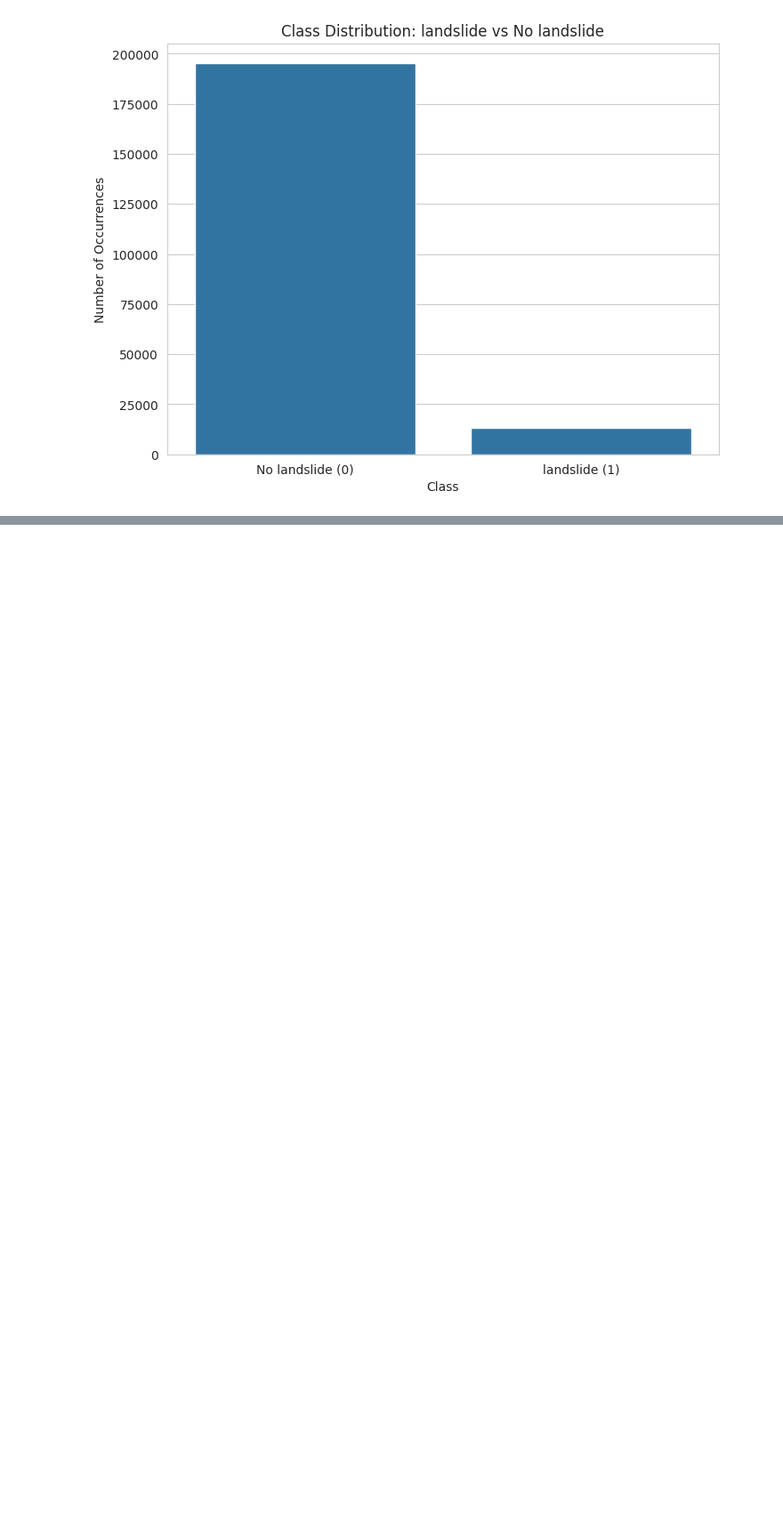
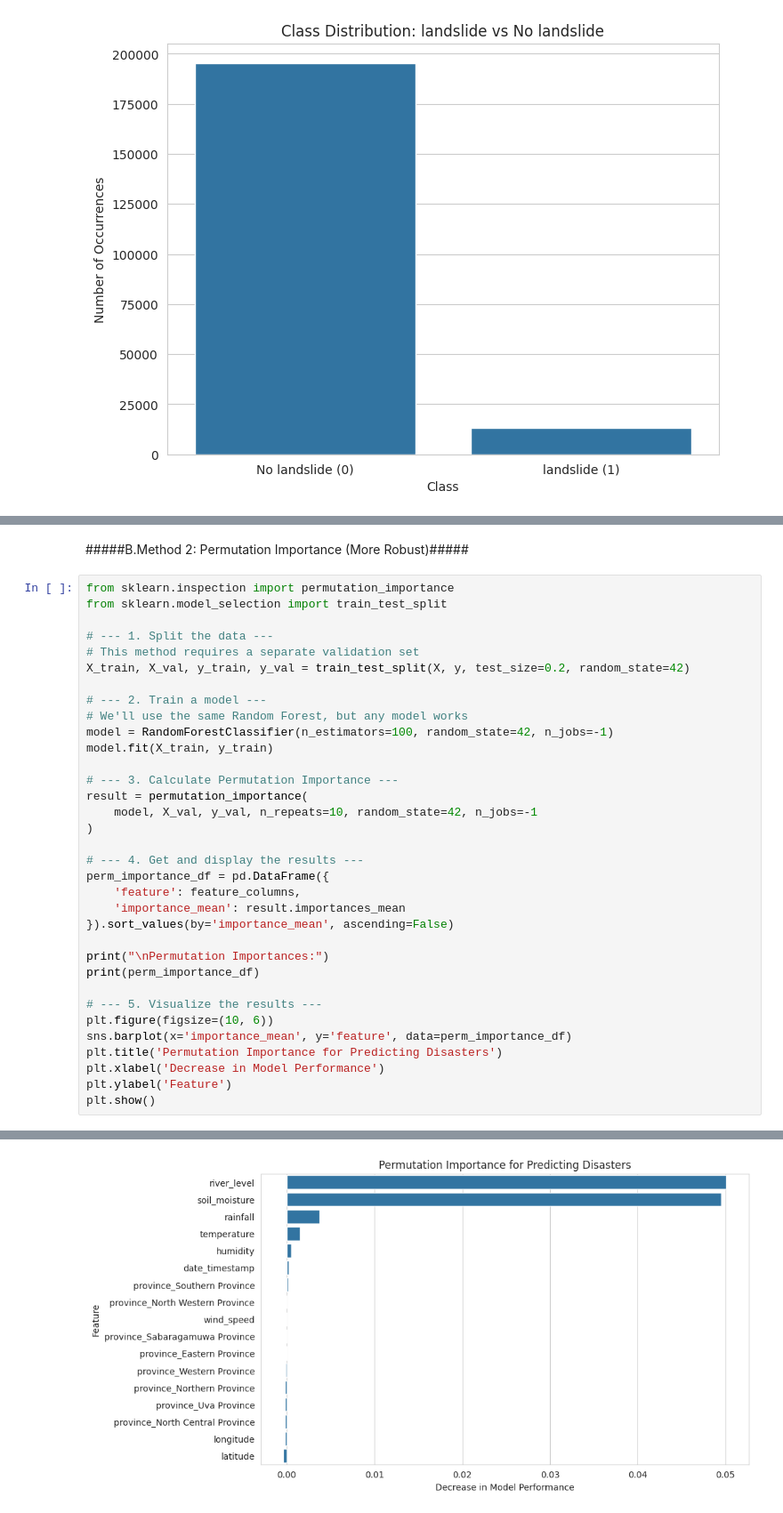
Before and after one commit to Dinesh-Je/Weather-Prediction-using-deeplearning, a Jupyter notebook: Predicting_Natural_Disasters_and_Extreme_Weather_Events_in_South_Asia_Using_a_Hybrid_Deep_Learning_Model.ipynb, the cells around one changed output, grey strips where cells are left out. Shown at 89% size. Saved outputs shown, nothing was run; the diff lists cells and outputs as text; blank space fills up the shorter version.

```diff
--- a/Predicting_Natural_Disasters_and_Extreme_Weather_Events_in_South_Asia_Using_a_Hybrid_Deep_Learning_Model.ipynb
+++ b/Predicting_Natural_Disasters_and_Extreme_Weather_Events_in_South_Asia_Using_a_Hybrid_Deep_Learning_Model.ipynb
@@ -1046,0 +1130,37 @@ Name: proportion, dtype: float64
+# %% [markdown]
+#####B.Method 2: Permutation Importance (More Robust)#####
+# %%
+from sklearn.inspection import permutation_importance
+from sklearn.model_selection import train_test_split
+
+# --- 1. Split the data ---
+# This method requires a separate validation set
+X_train, X_val, y_train, y_val = train_test_split(X, y, test_size=0.2, random_state=42)
+
+# --- 2. Train a model ---
+# We'll use the same Random Forest, but any model works
+model = RandomForestClassifier(n_estimators=100, random_state=42, n_jobs=-1)
+model.fit(X_train, y_train)
+
+# --- 3. Calculate Permutation Importance ---
+result = permutation_importance(
+    model, X_val, y_val, n_repeats=10, random_state=42, n_jobs=-1
+)
+
+# --- 4. Get and display the results ---
+perm_importance_df = pd.DataFrame({
+    'feature': feature_columns,
+    'importance_mean': result.importances_mean
+}).sort_values(by='importance_mean', ascending=False)
+
+print("\nPermutation Importances:")
+print(perm_importance_df)
+
+# --- 5. Visualize the results ---
+plt.figure(figsize=(10, 6))
+sns.barplot(x='importance_mean', y='feature', data=perm_importance_df)
+plt.title('Permutation Importance for Predicting Disasters')
+plt.xlabel('Decrease in Model Performance')
+plt.ylabel('Feature')
+plt.show()
+# %% [output]
@@ -1046,0 +1186 @@ Name: proportion, dtype: float64
+[figure, added]
```
Also changed, not shown: parts of 23 cells of this notebook.
